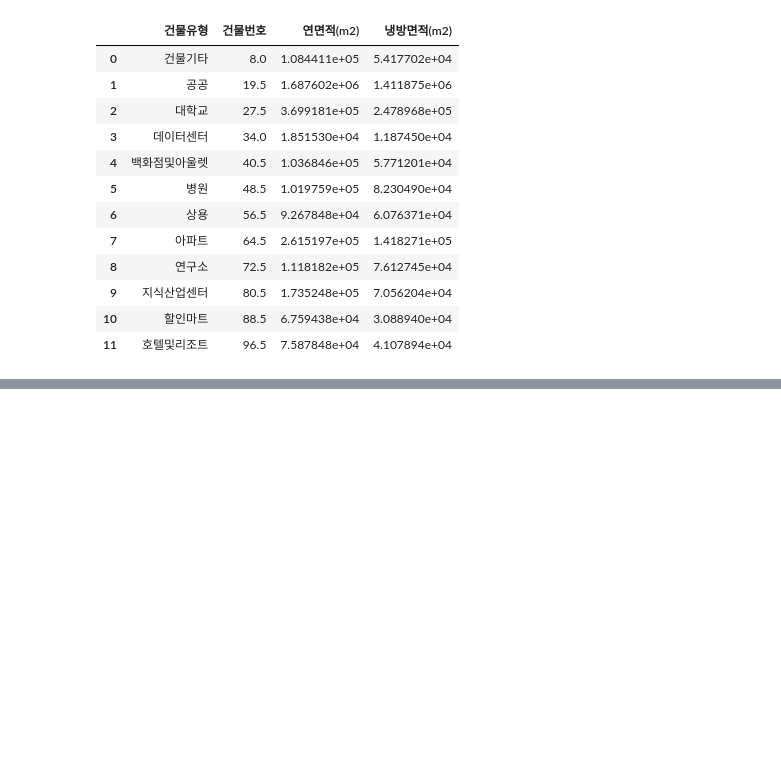
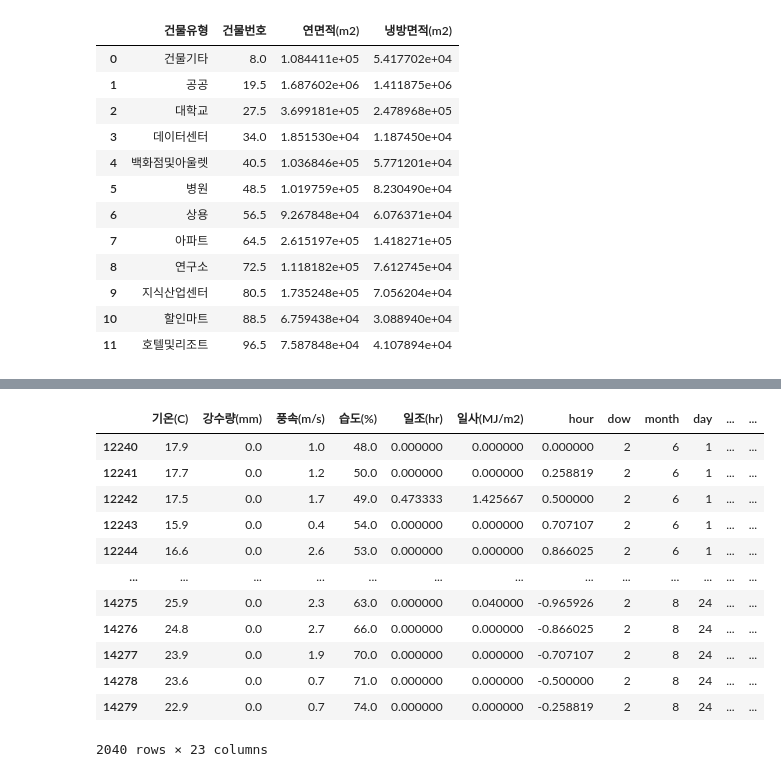
Before and after one commit to jihun0423/electric_predict, a Jupyter notebook: electric.ipynb, the cells around one changed output, grey strips where cells are left out. Saved outputs shown, nothing was run; the diff lists cells and outputs as text; code cells hidden in the pictures; blank space fills up the shorter version.

```diff
--- a/electric.ipynb
+++ b/electric.ipynb
@@ -230,0 +340,16 @@ df_b['건물유형'] = df_b['건물유형'].map(conv_dict)
+# %%
+x
+# %% [output]
+|  | 기온(C) | 강수량(mm) | 풍속(m/s) | 습도(%) | 일조(hr) | 일사(MJ/m2) | hour | dow | month | day | ... | ... |
+| 12240 | 17.9 | 0.0 | 1.0 | 48.0 | 0.000000 | 0.000000 | 0.000000 | 2 | 6 | 1 | ... | ... |
+| 12241 | 17.7 | 0.0 | 1.2 | 50.0 | 0.000000 | 0.000000 | 0.258819 | 2 | 6 | 1 | ... | ... |
+| 12242 | 17.5 | 0.0 | 1.7 | 49.0 | 0.473333 | 1.425667 | 0.500000 | 2 | 6 | 1 | ... | ... |
+| 12243 | 15.9 | 0.0 | 0.4 | 54.0 | 0.000000 | 0.000000 | 0.707107 | 2 | 6 | 1 | ... | ... |
+| 12244 | 16.6 | 0.0 | 2.6 | 53.0 | 0.000000 | 0.000000 | 0.866025 | 2 | 6 | 1 | ... | ... |
+| ... | ... | ... | ... | ... | ... | ... | ... | ... | ... | ... | ... | ... |
+| 14275 | 25.9 | 0.0 | 2.3 | 63.0 | 0.000000 | 0.040000 | -0.965926 | 2 | 8 | 24 | ... | ... |
+| 14276 | 24.8 | 0.0 | 2.7 | 66.0 | 0.000000 | 0.000000 | -0.866025 | 2 | 8 | 24 | ... | ... |
+| 14277 | 23.9 | 0.0 | 1.9 | 70.0 | 0.000000 | 0.000000 | -0.707107 | 2 | 8 | 24 | ... | ... |
+| 14278 | 23.6 | 0.0 | 0.7 | 71.0 | 0.000000 | 0.000000 | -0.500000 | 2 | 8 | 24 | ... | ... |
+| 14279 | 22.9 | 0.0 | 0.7 | 74.0 | 0.000000 | 0.000000 | -0.258819 | 2 | 8 | 24 | ... | ... |
+2040 rows × 23 columns
```
Also changed, not shown: parts of 34 cells of this notebook.
